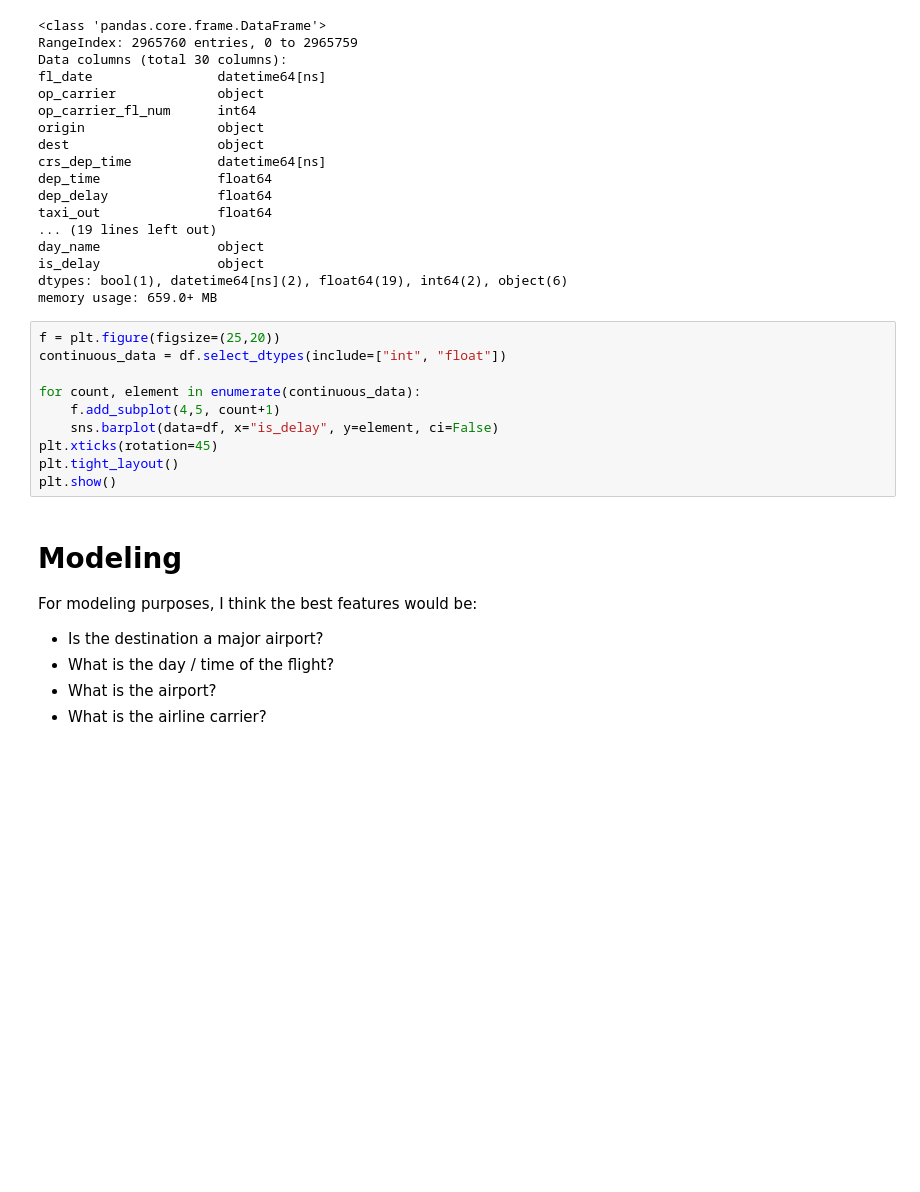
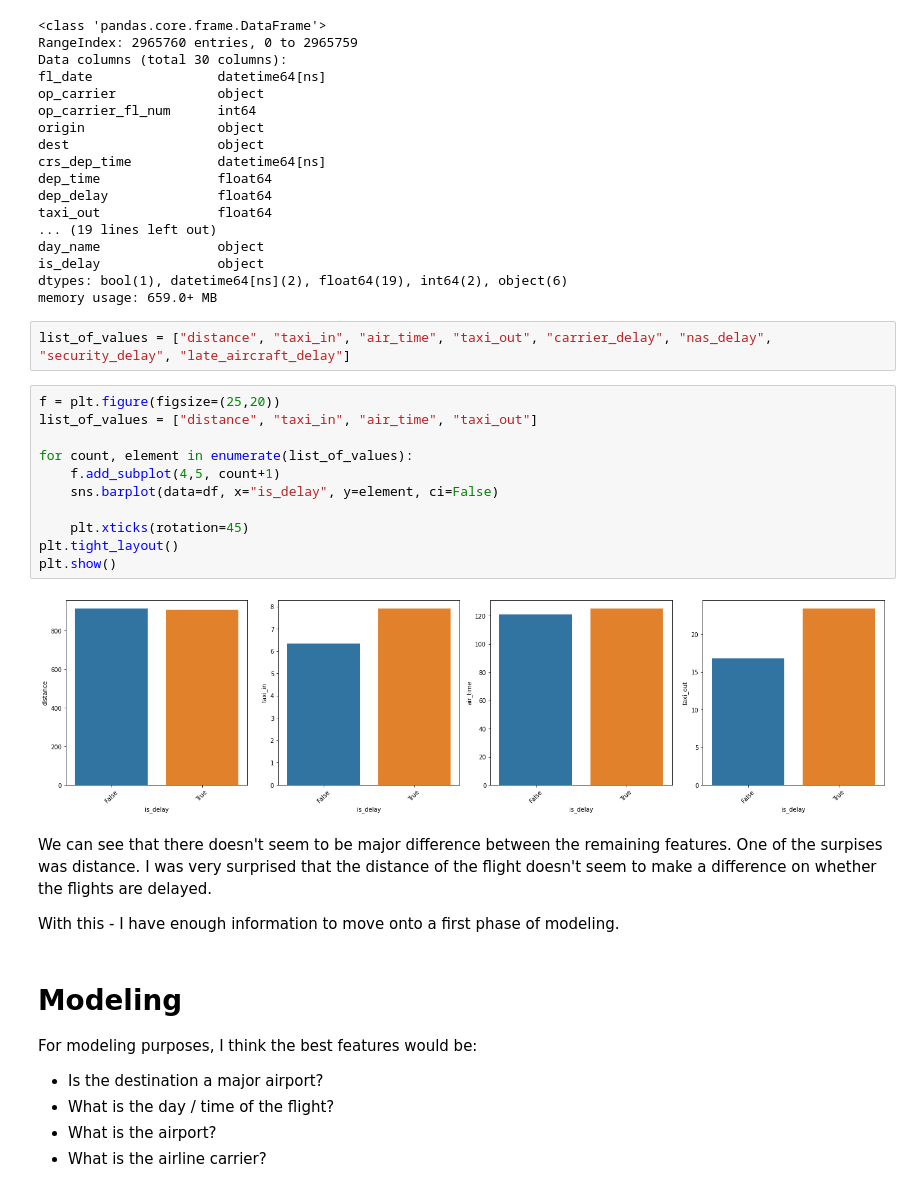
Before and after one commit to guedanie/flight_delay_predictor, a Jupyter notebook: flight_delay_predictor.ipynb, the cells around one changed output. Cells and saved outputs as stored; diff of their text form; blank space fills up the shorter version.

Commit message:
started working on feature engineering for modeling

```diff
--- a/flight_delay_predictor.ipynb
+++ b/flight_delay_predictor.ipynb
@@ -549,16 +551,25 @@ day_name               object
 is_delay               object
 dtypes: bool(1), datetime64[ns](2), float64(19), int64(2), object(6)
 memory usage: 659.0+ MB
+# %%
+list_of_values = ["distance", "taxi_in", "air_time", "taxi_out", "carrier_delay", "nas_delay", "security_delay", "late_aircraft_delay"]
 # %%
 f = plt.figure(figsize=(25,20))
-continuous_data = df.select_dtypes(include=["int", "float"])
+list_of_values = ["distance", "taxi_in", "air_time", "taxi_out"]
 
-for count, element in enumerate(continuous_data):
+for count, element in enumerate(list_of_values):
     f.add_subplot(4,5, count+1)
     sns.barplot(data=df, x="is_delay", y=element, ci=False)
-plt.xticks(rotation=45)
+
+    plt.xticks(rotation=45)
 plt.tight_layout()
 plt.show()
+# %% [output]
+[figure, added]
+# %% [markdown]
+We can see that there doesn't seem to be major difference between the remaining features. One of the surpises was distance. I was very surprised that the distance of the flight doesn't seem to make a difference on whether the flights are delayed.
+
+With this - I have enough information to move onto a first phase of modeling.
 # %% [markdown]
 # Modeling
 
```
Also changed, not shown: parts of 10 cells of this notebook.
